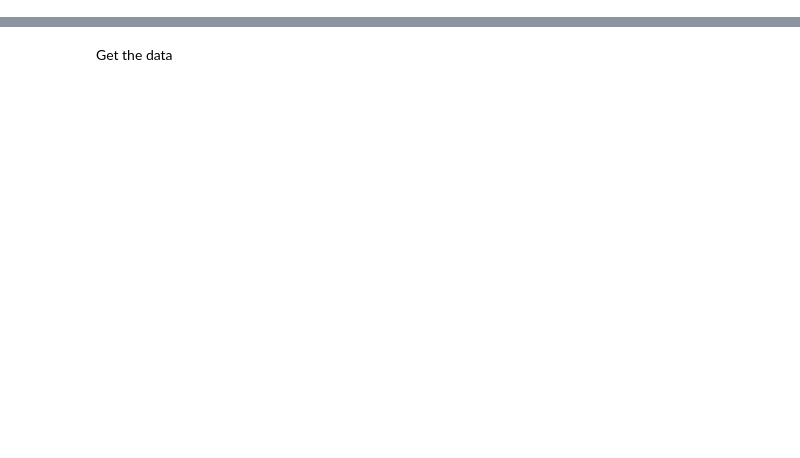
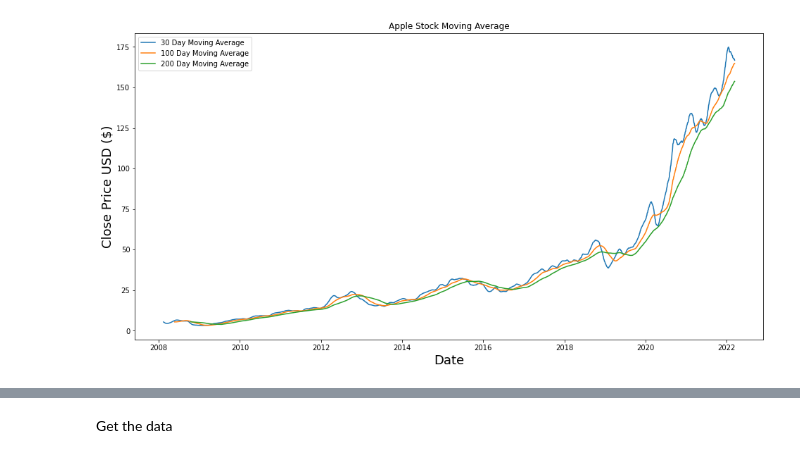
Before and after one commit to abdulbhutta/Apple-Stock-Price-Prediction, a Jupyter notebook: Apple_PricePrediction.ipynb, the cells around one changed output, grey strips where cells are left out. Cells and saved outputs as stored; diff of their text form; code cells hidden in the pictures; blank space fills up the shorter version.

```diff
--- a/Apple_PricePrediction.ipynb
+++ b/Apple_PricePrediction.ipynb
@@ -12,0 +95,13 @@ from sklearn.model_selection import train_test_split
+# %%
+#Plot the moving average of the stock
+plt.figure(figsize=(16,8))
+plt.title('Apple Stock Moving Average')
+plt.plot(data['Close'].rolling(window=30).mean(), label='30 Day Moving Average')
+plt.plot(data['Close'].rolling(window=100).mean(), label='100 Day Moving Average')
+plt.plot(data['Close'].rolling(window=200).mean(), label='200 Day Moving Average')
+plt.xlabel('Date', fontsize=18)
+plt.ylabel('Close Price USD ($)', fontsize=18)
+plt.legend(loc='upper left')
+plt.show()
+# %% [output]
+[figure, added]
```
Also changed, not shown: parts of 47 cells of this notebook, 2 other files.
